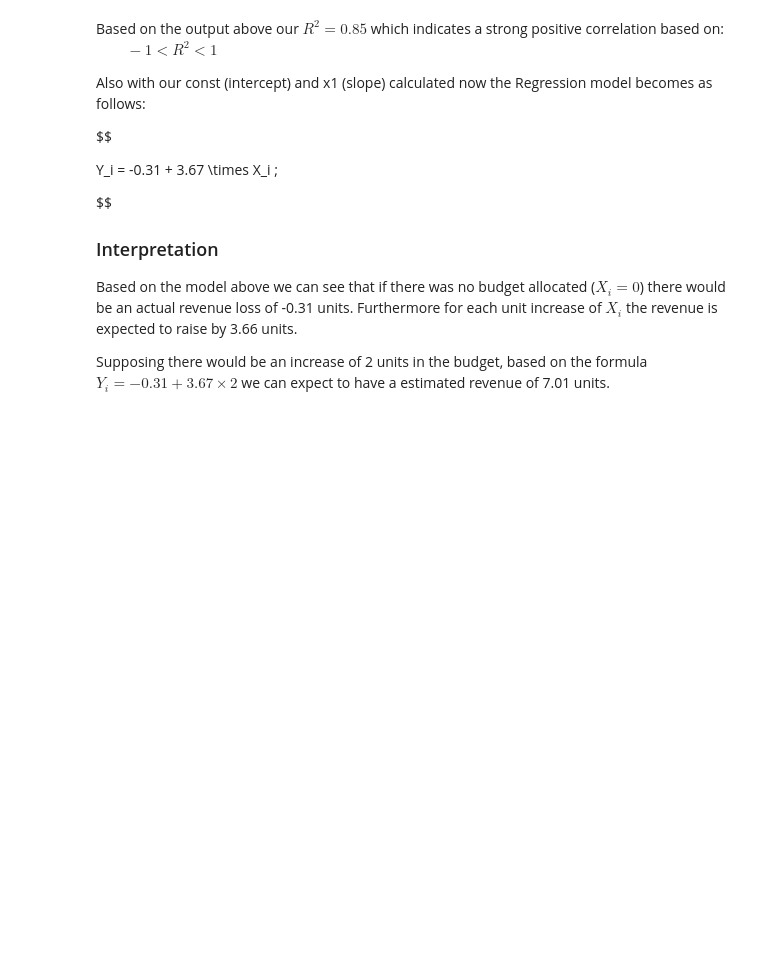
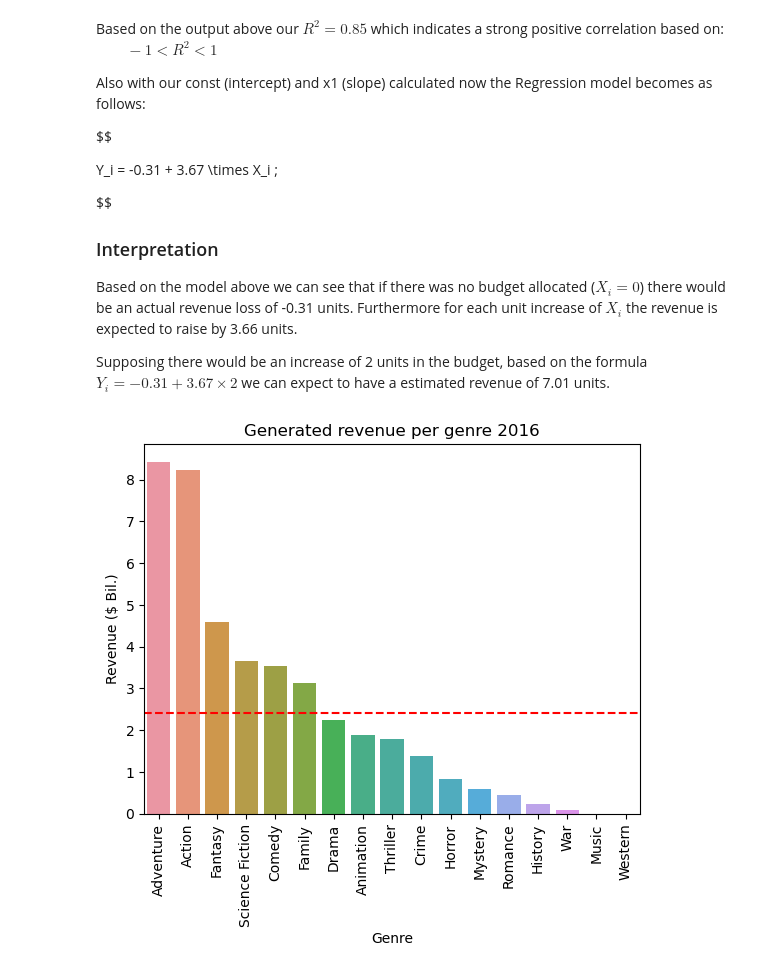
Before and after one commit to RazvanCretu/Exploratory-DA, a Jupyter notebook: movies.ipynb, the cells around one changed output. Drawn from its saved outputs; the diff is of its cells as text; code cells hidden in the pictures; blank space fills up the shorter version.

Commit message:
rename & generated Revenue

```diff
--- a/test.ipynb
+++ b/movies.ipynb
@@ -189,3 +189,38 @@ $$
 Based on the model above we can see that if there was no budget allocated ($ X_i = 0 $) there would be an actual revenue loss of -0.31 units. Furthermore for each unit increase of $ X_i $ the revenue is expected to raise by 3.66 units.
 
 Supposing there would be an increase of 2 units in the budget, based on the formula $ Y_i = -0.31 + 3.67 \times 2 $ we can expect to have a estimated revenue of 7.01 units.
+# %%
+QUERY = '''
+SELECT
+    genre_name as genre,
+    year(release_date) as relYear,
+    ROUND(SUM(revenue) / 1000000000,2) as revenue
+FROM movie m
+LEFT JOIN movie_genres mg
+ON m.movie_id = mg.movie_id
+LEFT JOIN genre g
+ON mg.genre_id = g.genre_id
+WHERE
+	genre_name IS NOT NULL AND
+    year(release_date) >= 1995 AND
+    year(release_date) <= 2016
+GROUP BY
+    genre_name,
+    year(release_date)
+ORDER BY 2 DESC, 1 ASC;
+'''
+
+cursor.execute(QUERY)
+
+df = pd.DataFrame(list(cursor), columns=cursor.column_names)
+df2016 = df[df.relYear == 2016]
+
+bar = sns.barplot(df2016,x='genre',y="revenue",order=df2016.sort_values('revenue', ascending=False).genre)
+bar.set_title("Generated revenue per genre 2016")
+bar.axhline(df2016.revenue.mean(),color='red',ls='dashed') ## Mean Line
+bar.set_ylabel("Revenue ($ Bil.)")
+bar.set_xlabel("Genre")
+bar.set_xticklabels(bar.get_xticklabels(),rotation=90)
+plt.show()
+# %% [output]
+[figure, added]
```
Also changed, not shown: parts of 1 cell of this notebook.
